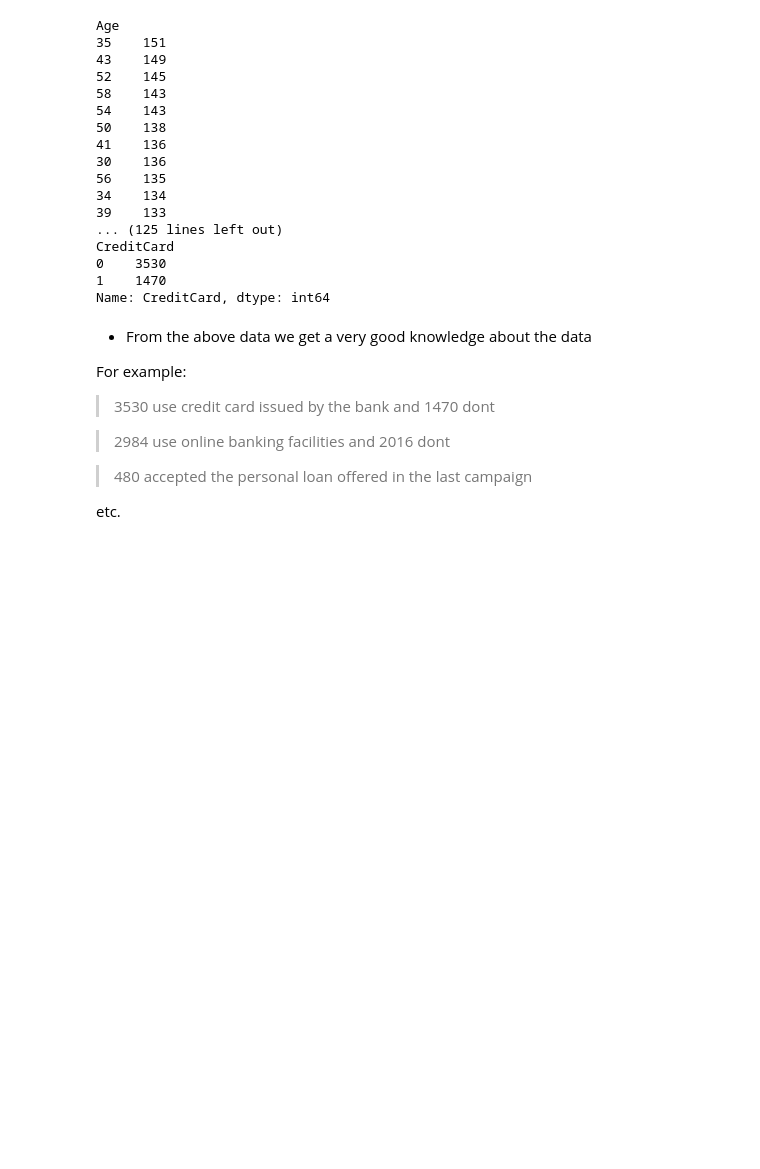
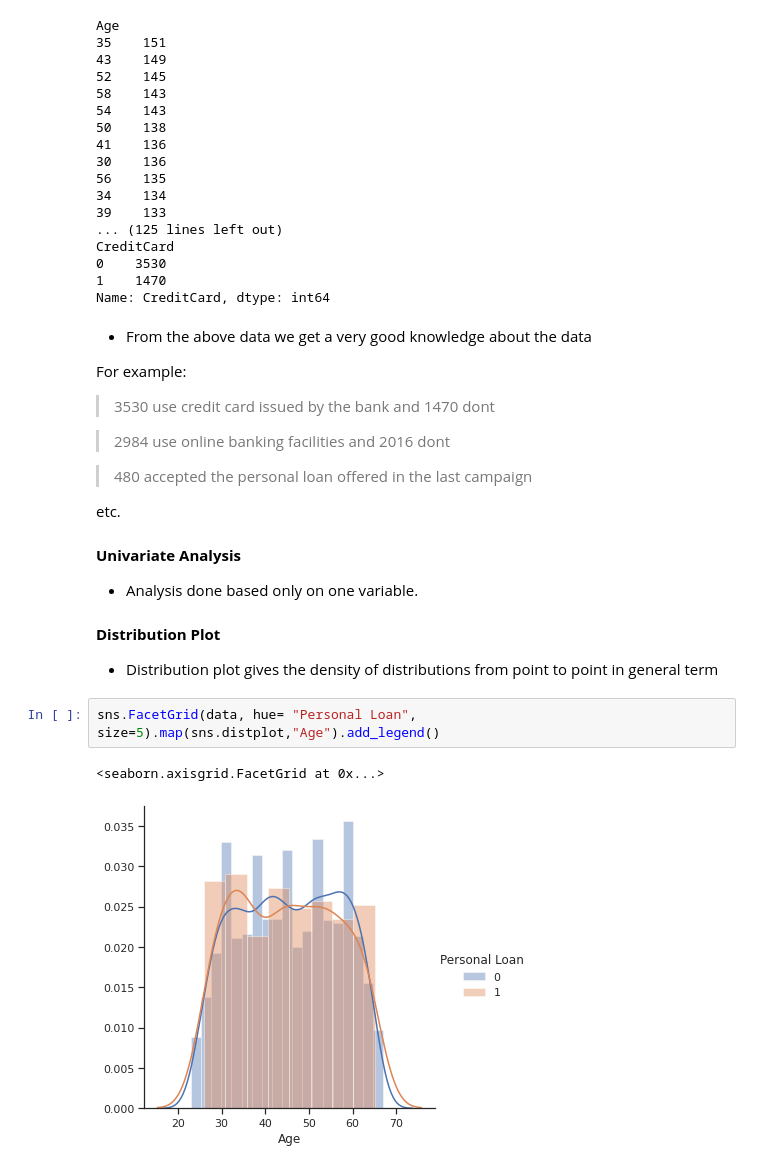
Before and after one commit to mhz1123/internship, a Jupyter notebook: ml_project.ipynb, the cells around one changed output. Cells and saved outputs as stored; diff of their text form; blank space fills up the shorter version.

```diff
--- a/ml_project.ipynb
+++ b/ml_project.ipynb
@@ -279,3 +320,15 @@ For example:
 campaign
 
 etc.
+# %% [markdown]
+**Univariate Analysis**
+
+*  Analysis done based only on one variable.
+# %% [markdown]
+**Distribution Plot**
+*  Distribution plot gives the density of distributions from point to point in general term
+# %%
+sns.FacetGrid(data, hue= "Personal Loan", size=5).map(sns.distplot,"Age").add_legend()
+# %% [output]
+<seaborn.axisgrid.FacetGrid at 0x...>
+[figure, added]
```
Also changed, not shown: parts of 23 cells of this notebook.
